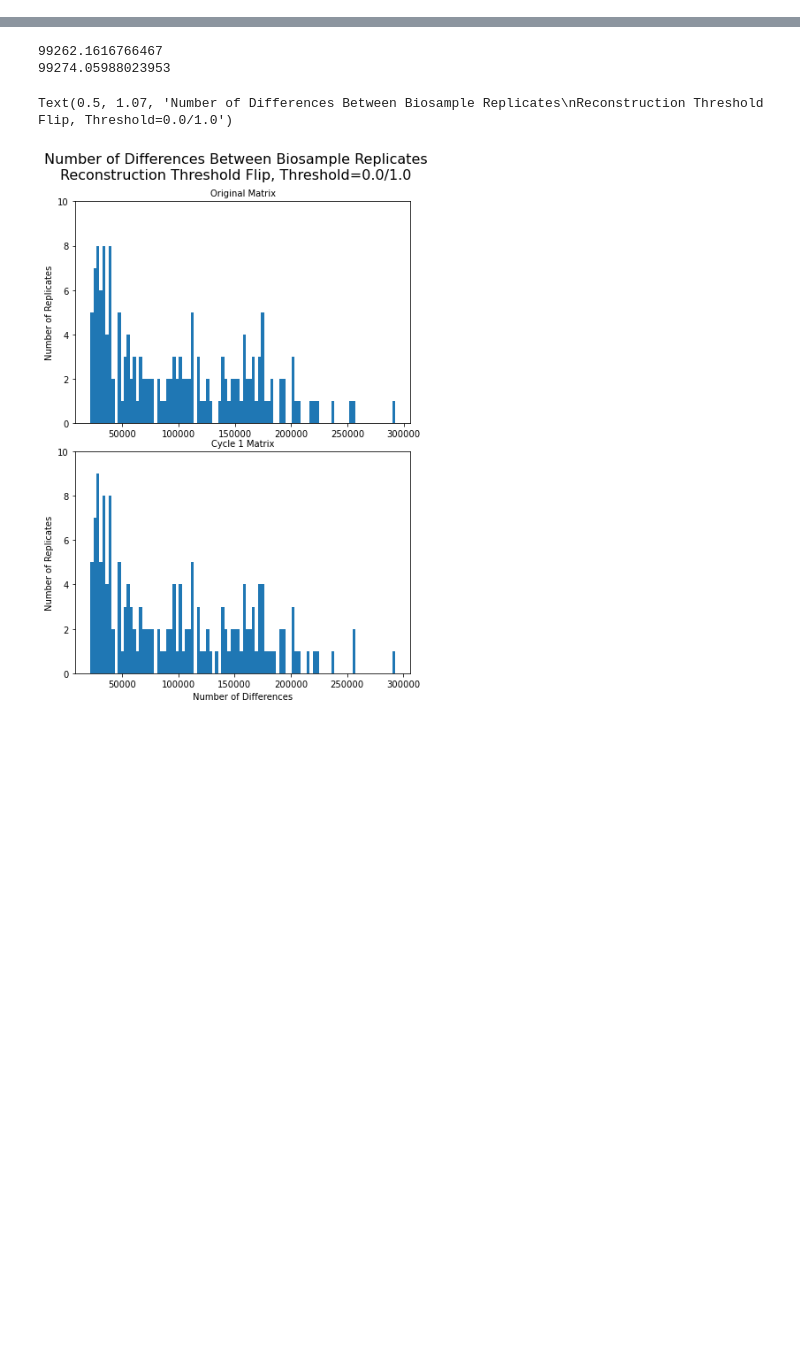
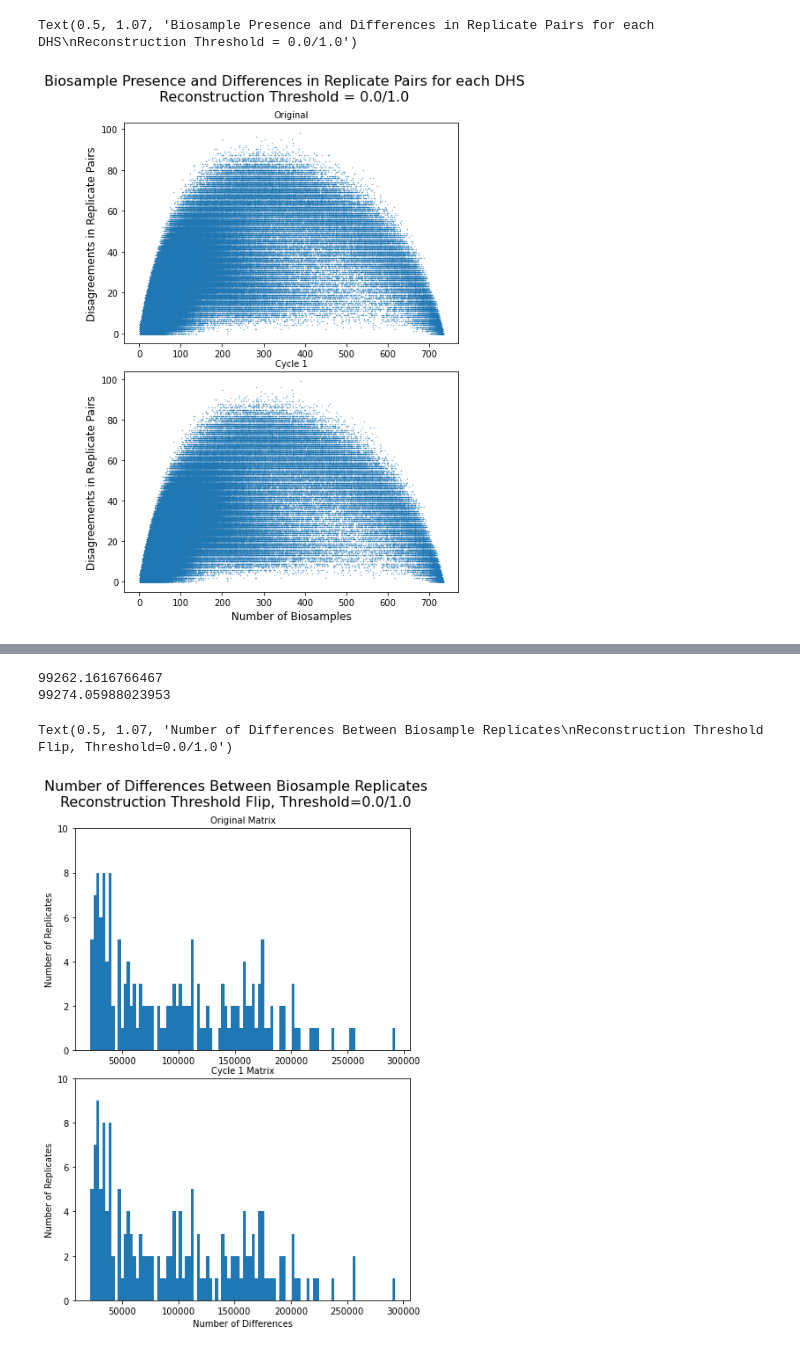
Before and after one commit to meuleman/gilbertAPI, a Jupyter notebook: recommendersystems/NMF/DHS/quality_of_NMF_recon_threshold_flip_01thresh_agreement_between_replicates.ipynb, the cells around one changed output, grey strips where cells are left out. Saved outputs shown, nothing was run; the diff lists cells and outputs as text; code cells hidden in the pictures; blank space fills up the shorter version.

```diff
--- a/recommendersystems/NMF/DHS/quality_of_NMF_recon_threshold_flip_01thresh_agreement_between_replicates.ipynb
+++ b/recommendersystems/NMF/DHS/quality_of_NMF_recon_threshold_flip_01thresh_agreement_between_replicates.ipynb
@@ -45,0 +216,29 @@ cycle1_dhs_int_arr = cycle1_dhs_arr.astype(int)
+# %%
+fig, axes = plt.subplots(nrows=2, ncols=1, figsize=(6,8))
+fig.patch.set_facecolor('white')
+fig.tight_layout()
+
+y0 = cycle0_dhs_diff
+x0 = cycle0_dhs_biosample_sum
+y1 = cycle1_dhs_diff
+x1 = cycle1_dhs_biosample_sum
+
+slope0, b_0 = np.polyfit(x0, y0, 1)
+slope1, b_1 = np.polyfit(x1, y1, 1)
+
+axes[0].scatter(x0, y0, s=0.1)
+axes[1].scatter(x1, y1, s=0.1)
+# axes[0].plot(x0, slope0*(x0)+b_0, color='r')
+# axes[1].plot(x1, slope1*(x1)+b_1, color='r')
+axes[0].set_title('Original', fontsize=10)
+axes[1].set_title('Cycle 1', fontsize=10)
+# axes[0].set_ylim([0, 10])
+# axes[1].set_ylim([0, 10])
+
+axes[1].set_ylabel('Disagreements in Replicate Pairs', fontsize=12)
+axes[0].set_ylabel('Disagreements in Replicate Pairs', fontsize=12)
+axes[1].set_xlabel('Number of Biosamples', fontsize=12)
+plt.suptitle('Biosample Presence and Differences in Replicate Pairs for each DHS\nReconstruction Threshold = 0.0/1.0', fontsize=16, x=0.5, y=1.07)
+# %% [output]
+Text(0.5, 1.07, 'Biosample Presence and Differences in Replicate Pairs for each DHS\nReconstruction Threshold = 0.0/1.0')
+[figure, added]
```
Also changed, not shown: parts of 14 cells of this notebook.
